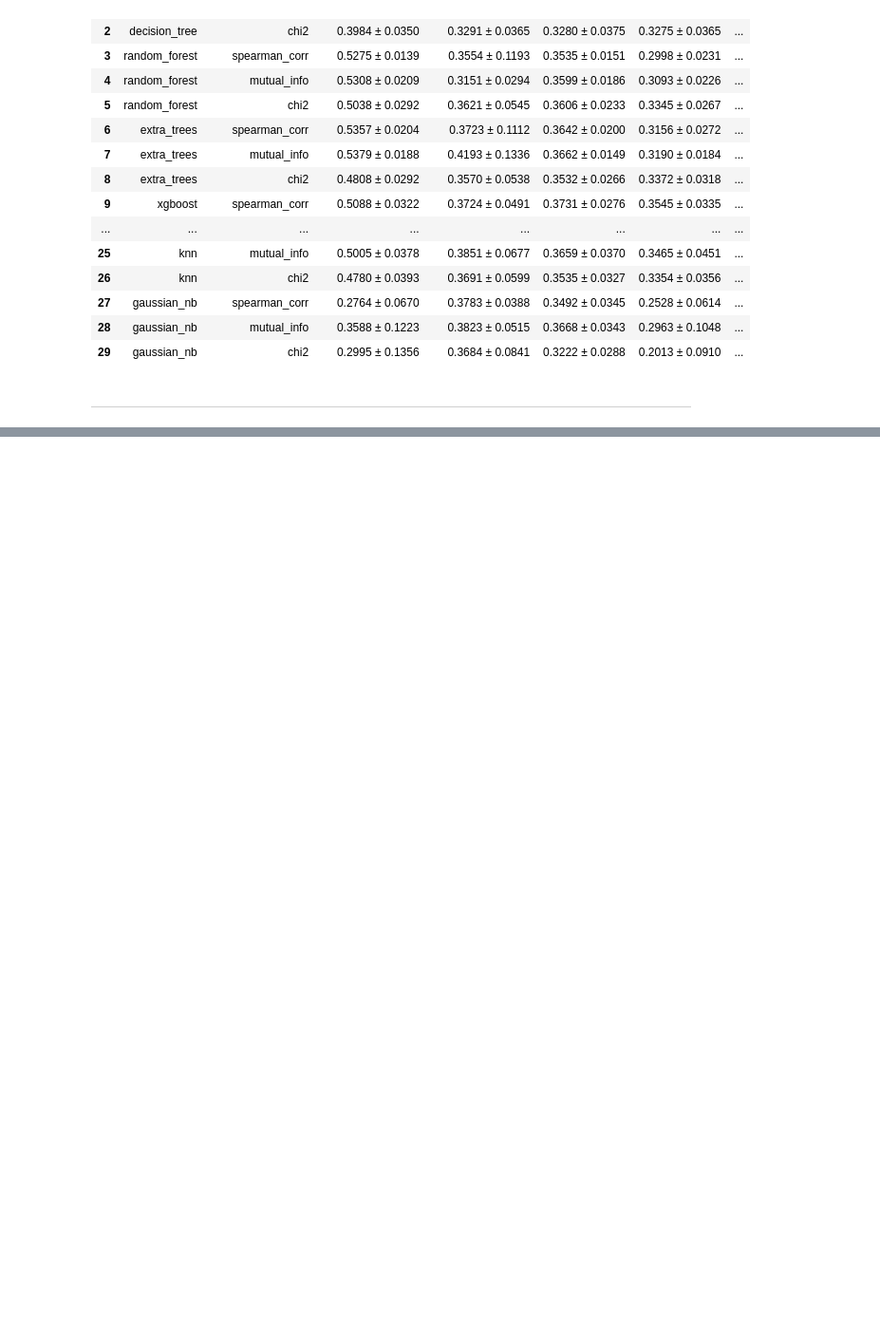
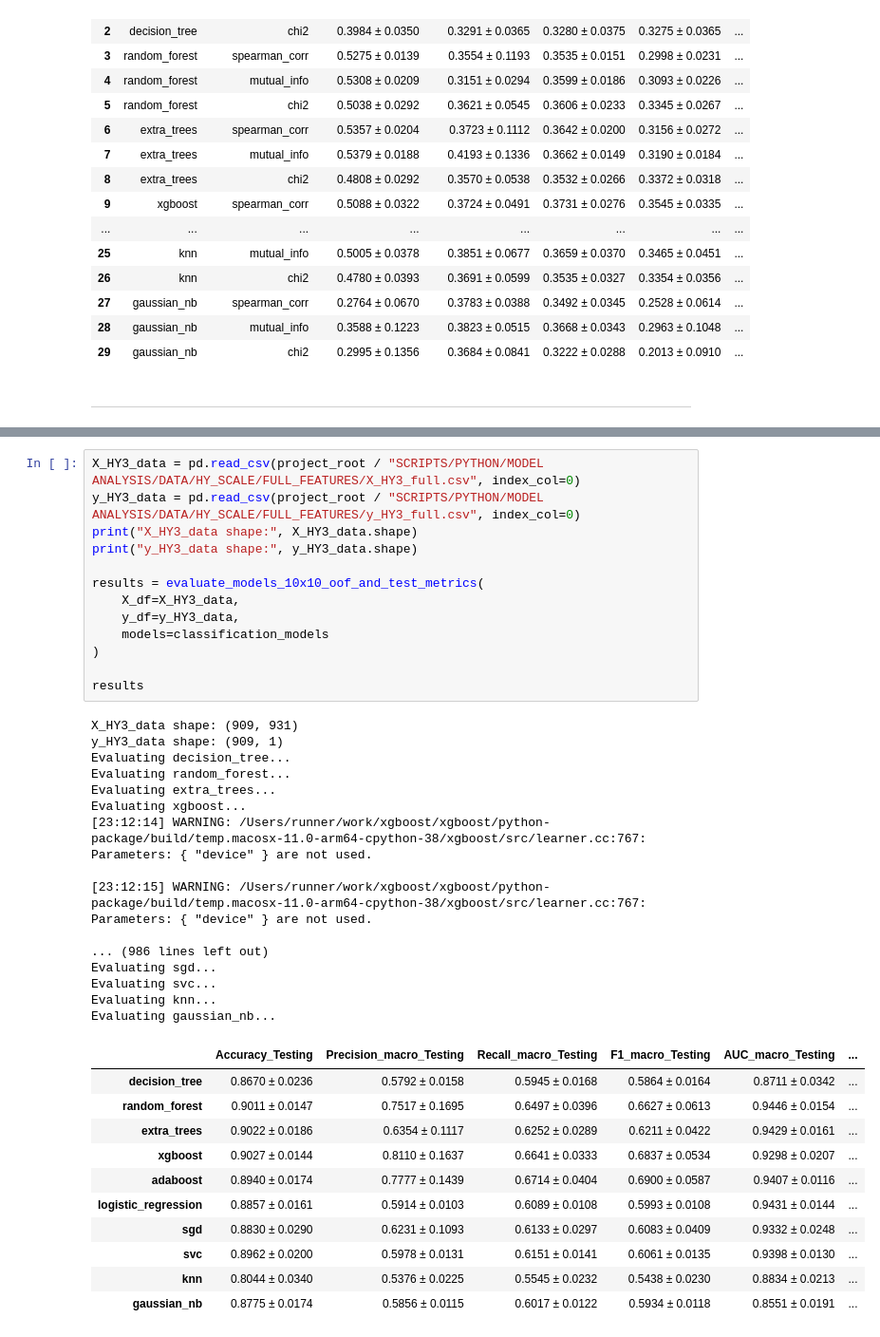
Before and after one commit to fserracrespi/PD_progression_ppmi, a Jupyter notebook: SCRIPTS/PYTHON/MODEL ANALYSIS/Classification.ipynb, the cells around one changed output, grey strips where cells are left out. Shown at 95% size. Drawn from its saved outputs; the diff is of its cells as text; blank space fills up the shorter version.

Commit message:
Model macro vs weighted scores

```diff
--- a/SCRIPTS/PYTHON/MODEL ANALYSIS/Classification.ipynb
+++ b/SCRIPTS/PYTHON/MODEL ANALYSIS/Classification.ipynb
@@ -2215,0 +2496,42 @@ Evaluating gaussian_nb + chi2...
+# %%
+X_HY3_data = pd.read_csv(project_root / "SCRIPTS/PYTHON/MODEL ANALYSIS/DATA/HY_SCALE/FULL_FEATURES/X_HY3_full.csv", index_col=0)
+y_HY3_data = pd.read_csv(project_root / "SCRIPTS/PYTHON/MODEL ANALYSIS/DATA/HY_SCALE/FULL_FEATURES/y_HY3_full.csv", index_col=0)
+print("X_HY3_data shape:", X_HY3_data.shape)
+print("y_HY3_data shape:", y_HY3_data.shape)
+
+results = evaluate_models_10x10_oof_and_test_metrics(
+    X_df=X_HY3_data,
+    y_df=y_HY3_data,
+    models=classification_models
+)
+
+results
+# %% [output]
+X_HY3_data shape: (909, 931)
+y_HY3_data shape: (909, 1)
+Evaluating decision_tree...
+Evaluating random_forest...
+Evaluating extra_trees...
+Evaluating xgboost...
+[23:12:14] WARNING: /Users/runner/work/xgboost/xgboost/python-package/build/temp.macosx-11.0-arm64-cpython-38/xgboost/src/learner.cc:767:
+Parameters: { "device" } are not used.
+
+[23:12:15] WARNING: /Users/runner/work/xgboost/xgboost/python-package/build/temp.macosx-11.0-arm64-cpython-38/xgboost/src/learner.cc:767:
+Parameters: { "device" } are not used.
+
+... (986 lines left out)
+Evaluating sgd...
+Evaluating svc...
+Evaluating knn...
+Evaluating gaussian_nb...
+|  | Accuracy_Testing | Precision_macro_Testing | Recall_macro_Testing | F1_macro_Testing | AUC_macro_Testing | ... |
+| decision_tree | 0.8670 ± 0.0236 | 0.5792 ± 0.0158 | 0.5945 ± 0.0168 | 0.5864 ± 0.0164 | 0.8711 ± 0.0342 | ... |
+| random_forest | 0.9011 ± 0.0147 | 0.7517 ± 0.1695 | 0.6497 ± 0.0396 | 0.6627 ± 0.0613 | 0.9446 ± 0.0154 | ... |
+| extra_trees | 0.9022 ± 0.0186 | 0.6354 ± 0.1117 | 0.6252 ± 0.0289 | 0.6211 ± 0.0422 | 0.9429 ± 0.0161 | ... |
+| xgboost | 0.9027 ± 0.0144 | 0.8110 ± 0.1637 | 0.6641 ± 0.0333 | 0.6837 ± 0.0534 | 0.9298 ± 0.0207 | ... |
+| adaboost | 0.8940 ± 0.0174 | 0.7777 ± 0.1439 | 0.6714 ± 0.0404 | 0.6900 ± 0.0587 | 0.9407 ± 0.0116 | ... |
+| logistic_regression | 0.8857 ± 0.0161 | 0.5914 ± 0.0103 | 0.6089 ± 0.0108 | 0.5993 ± 0.0108 | 0.9431 ± 0.0144 | ... |
+| sgd | 0.8830 ± 0.0290 | 0.6231 ± 0.1093 | 0.6133 ± 0.0297 | 0.6083 ± 0.0409 | 0.9332 ± 0.0248 | ... |
+| svc | 0.8962 ± 0.0200 | 0.5978 ± 0.0131 | 0.6151 ± 0.0141 | 0.6061 ± 0.0135 | 0.9398 ± 0.0130 | ... |
+| knn | 0.8044 ± 0.0340 | 0.5376 ± 0.0225 | 0.5545 ± 0.0232 | 0.5438 ± 0.0230 | 0.8834 ± 0.0213 | ... |
+| gaussian_nb | 0.8775 ± 0.0174 | 0.5856 ± 0.0115 | 0.6017 ± 0.0122 | 0.5934 ± 0.0118 | 0.8551 ± 0.0191 | ... |
```
Also changed, not shown: parts of 2 cells of this notebook, 1 other file.
